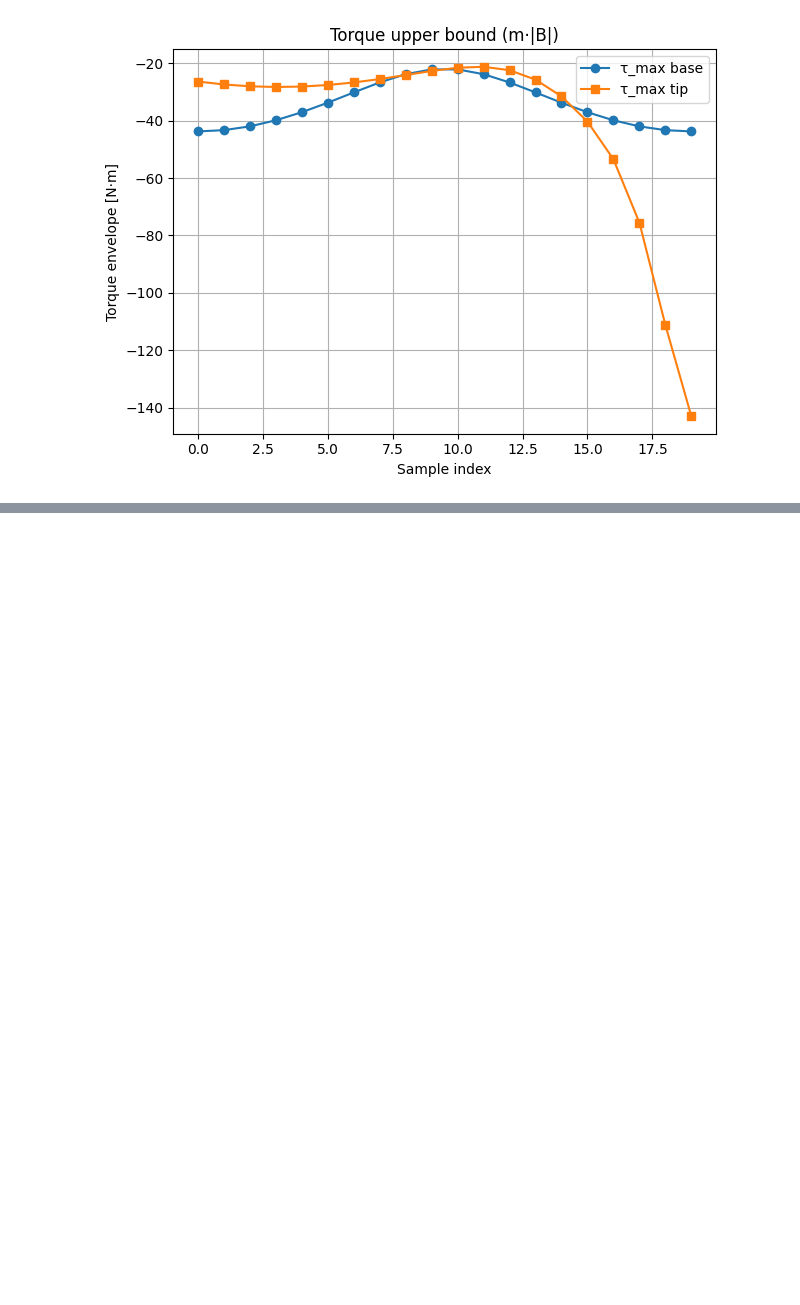
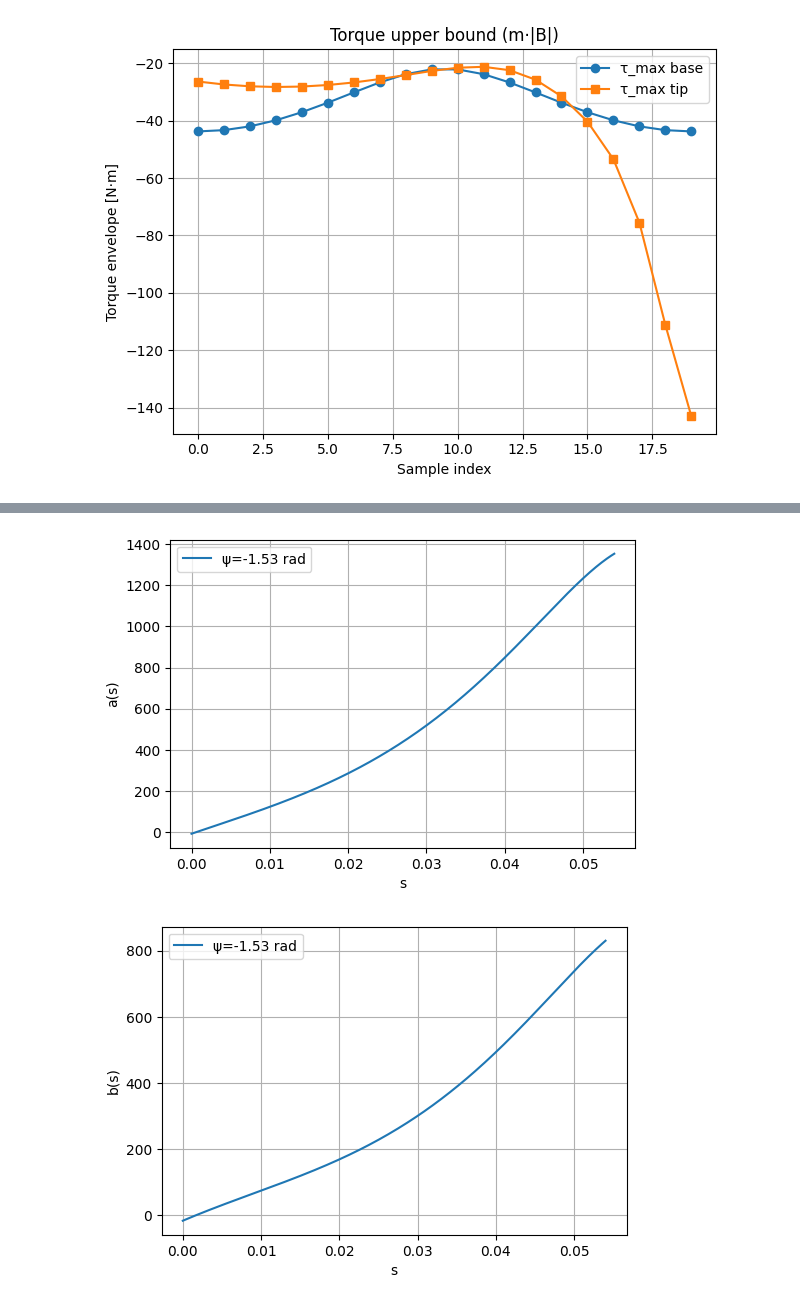
Before and after one commit to jhiltonjones/road_to_paper, a Jupyter notebook: beam_mechanics_3.ipynb, the cells around one changed output, grey strips where cells are left out. Cells and saved outputs as stored; diff of their text form; code cells hidden in the pictures; blank space fills up the shorter version.

```diff
--- a/beam_mechanics_3.ipynb
+++ b/beam_mechanics_3.ipynb
@@ -546,0 +612,15 @@ plt.grid(True); plt.tight_layout(); plt.show()
+# %%
+plt.figure(figsize=(6,4))
+for idx in [len(packs0)//4]:
+    pack = packs0[idx]
+    plt.plot(pack["s"], pack["a"], label=f"ψ={psi_grid[idx]:.2f} rad")
+plt.xlabel("s"); plt.ylabel("a(s)"); plt.grid(True); plt.legend(); plt.show()
+
+plt.figure(figsize=(6,4))
+for idx in [len(packs0)//4]:
+    pack = packs0[idx]
+    plt.plot(pack["s"], pack["b"], label=f"ψ={psi_grid[idx]:.2f} rad")
+plt.xlabel("s"); plt.ylabel("b(s)"); plt.grid(True); plt.legend(); plt.show()
+# %% [output]
+[figure, added]
+[figure, added]
```
Also changed, not shown: parts of 16 cells of this notebook.
